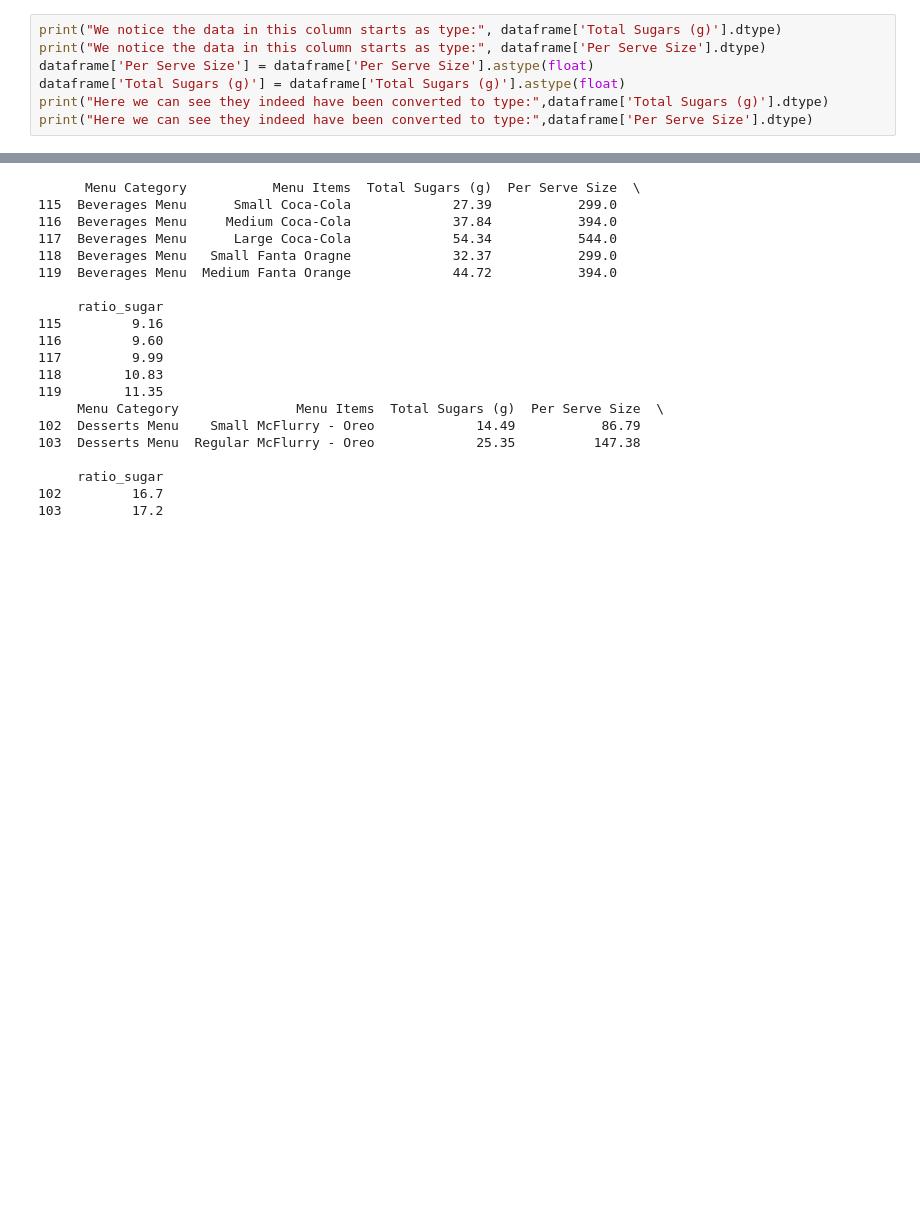
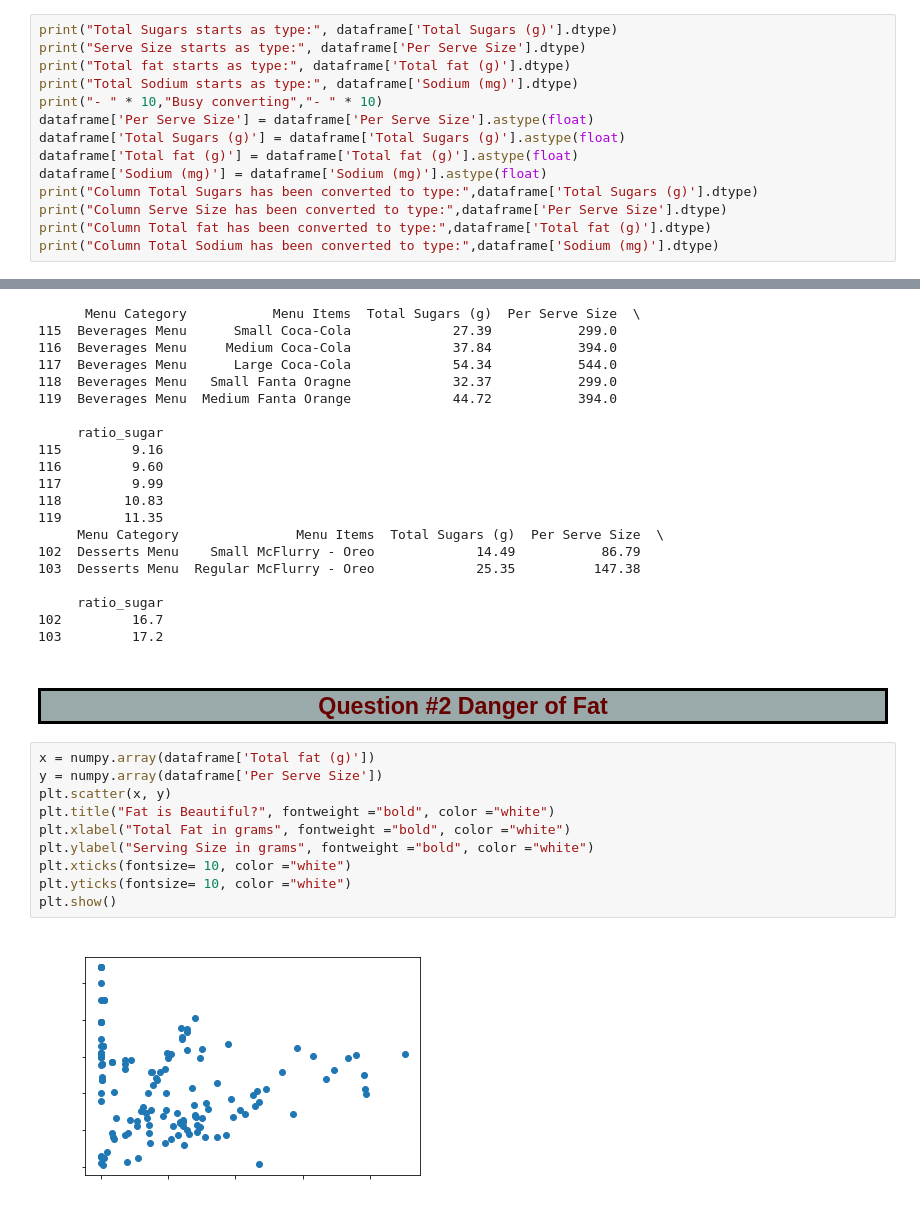
Before and after one commit to Frankenmiller/jupyter-final-data-project, a Jupyter notebook: final_python_project/notebook.ipynb, the cells around one changed output, grey strips where cells are left out. Saved outputs shown, nothing was run; the diff lists cells and outputs as text; blank space fills up the shorter version.

Commit message:
Update notebook.ipynb
Added addtn'l links top to bottom, Q's for Fat and Sodium discussion topics

```diff
--- a/final_python_project/notebook.ipynb
+++ b/final_python_project/notebook.ipynb
@@ -89,10 +124,17 @@ for i in range(len(dataframe['Per Serve Size'])):
     dataframe['Per Serve Size'][i] = curr_cell[0]
     i += 1
 # %%
-print("We notice the data in this column starts as type:", dataframe['Total Sugars (g)'].dtype)
-print("We notice the data in this column starts as type:", dataframe['Per Serve Size'].dtype)
+print("Total Sugars starts as type:", dataframe['Total Sugars (g)'].dtype)
+print("Serve Size starts as type:", dataframe['Per Serve Size'].dtype)
+print("Total fat starts as type:", dataframe['Total fat (g)'].dtype)
+print("Total Sodium starts as type:", dataframe['Sodium (mg)'].dtype)
+print("- " * 10,"Busy converting","- " * 10)
 dataframe['Per Serve Size'] = dataframe['Per Serve Size'].astype(float)
 dataframe['Total Sugars (g)'] = dataframe['Total Sugars (g)'].astype(float)
-print("Here we can see they indeed have been converted to type:",dataframe['Total Sugars (g)'].dtype)
-print("Here we can see they indeed have been converted to type:",dataframe['Per Serve Size'].dtype)
+dataframe['Total fat (g)'] = dataframe['Total fat (g)'].astype(float)
+dataframe['Sodium (mg)'] = dataframe['Sodium (mg)'].astype(float)
+print("Column Total Sugars has been converted to type:",dataframe['Total Sugars (g)'].dtype)
+print("Column Serve Size has been converted to type:",dataframe['Per Serve Size'].dtype)
+print("Column Total fat has been converted to type:",dataframe['Total fat (g)'].dtype)
+print("Column Total Sodium has been converted to type:",dataframe['Sodium (mg)'].dtype)
 # %% [output]
@@ -193,3 +218,18 @@ print(desserts_df)
      ratio_sugar
 102         16.7
 103         17.2
+# %% [markdown]
+<a class="anchor" id="section5"></a>
+<h2 style="color: #808080; background-color:#9aa9a9; text-align:center; border: 3px solid #000000"><span style="color:#670100; font-weight:800">Question #2 Danger of Fat</span></h2>
+# %%
+x = numpy.array(dataframe['Total fat (g)'])
+y = numpy.array(dataframe['Per Serve Size'])
+plt.scatter(x, y)
+plt.title("Fat is Beautiful?", fontweight ="bold", color ="white")
+plt.xlabel("Total Fat in grams", fontweight ="bold", color ="white")
+plt.ylabel("Serving Size in grams", fontweight ="bold", color ="white")
+plt.xticks(fontsize= 10, color ="white")
+plt.yticks(fontsize= 10, color ="white")
+plt.show()
+# %% [output]
+[figure, added]
```
Also changed, not shown: parts of 21 cells of this notebook.
